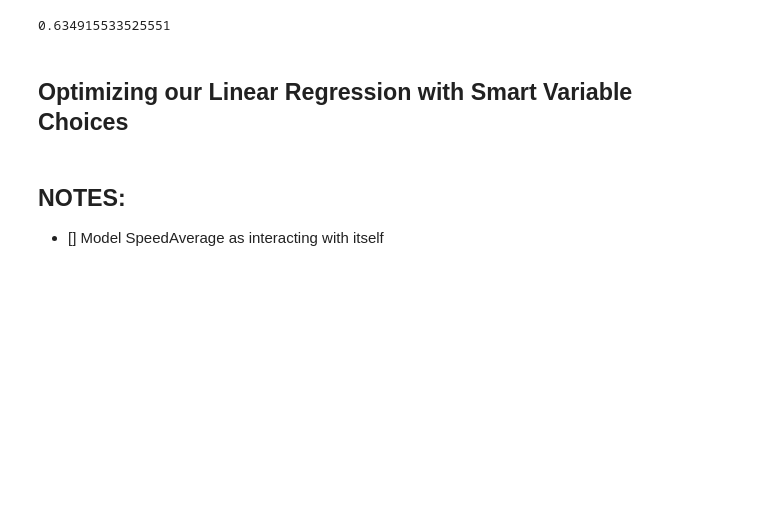
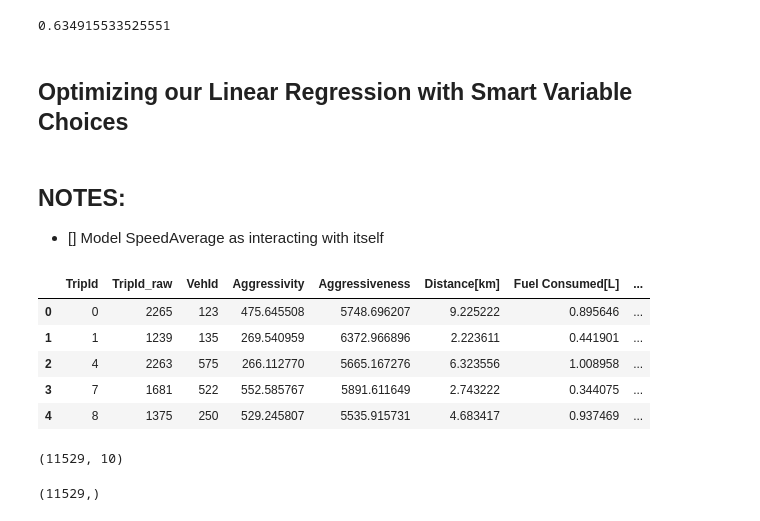
Before and after one commit to zamborg/NVFEL498, a Jupyter notebook: Notebooks/GeneralModeling.ipynb, the cells around one changed output. Saved outputs shown, nothing was run; the diff lists cells and outputs as text; code cells hidden in the pictures; blank space fills up the shorter version.

Commit message:
modeling

```diff
--- a/Notebooks/GeneralModeling.ipynb
+++ b/Notebooks/GeneralModeling.ipynb
@@ -334,7 +334,7 @@ X.shape
 # %% [output]
 (11529, 21)
 # %%
-model = LinearRegression().fit(X, y)
+model = ().fit(X, y)
 # %%
 for feature, coef in zip(all_interaction, model.coef_[0]):
     print(f"{feature}: {coef}")
@@ -401,3 +401,18 @@ print(r_2)
 # %% [markdown]
 ## NOTES:
 - [] Model SpeedAverage as interacting with itself
+# %%
+data = pd.read_csv('./NVFEL498/alltrips_final.csv')
+# %%
+# remeber to do our NAN check:
+mask = [~(np.isnan(data.iloc[i,:]).sum()>0) for i in range(len(data))]
+data = data.loc[mask]
+# %%
+data.head()
+# %% [output]
+|  | TripId | TripId_raw | VehId | Aggressivity | Aggressiveness | Distance[km] | Fuel Consumed[L] | ... |
+| 0 | 0 | 2265 | 123 | 475.645508 | 5748.696207 | 9.225222 | 0.895646 | ... |
+| 1 | 1 | 1239 | 135 | 269.540959 | 6372.966896 | 2.223611 | 0.441901 | ... |
+| 2 | 4 | 2263 | 575 | 266.112770 | 5665.167276 | 6.323556 | 1.008958 | ... |
+| 3 | 7 | 1681 | 522 | 552.585767 | 5891.611649 | 2.743222 | 0.344075 | ... |
+| 4 | 8 | 1375 | 250 | 529.245807 | 5535.915731 | 4.683417 | 0.937469 | ... |
@@ -403,0 +450,8 @@ print(r_2)
+# %%
+X.shape
+# %% [output]
+(11529, 10)
+# %%
+y.shape
+# %% [output]
+(11529,)
```
Also changed, not shown: parts of 12 cells of this notebook, 1 other file.
